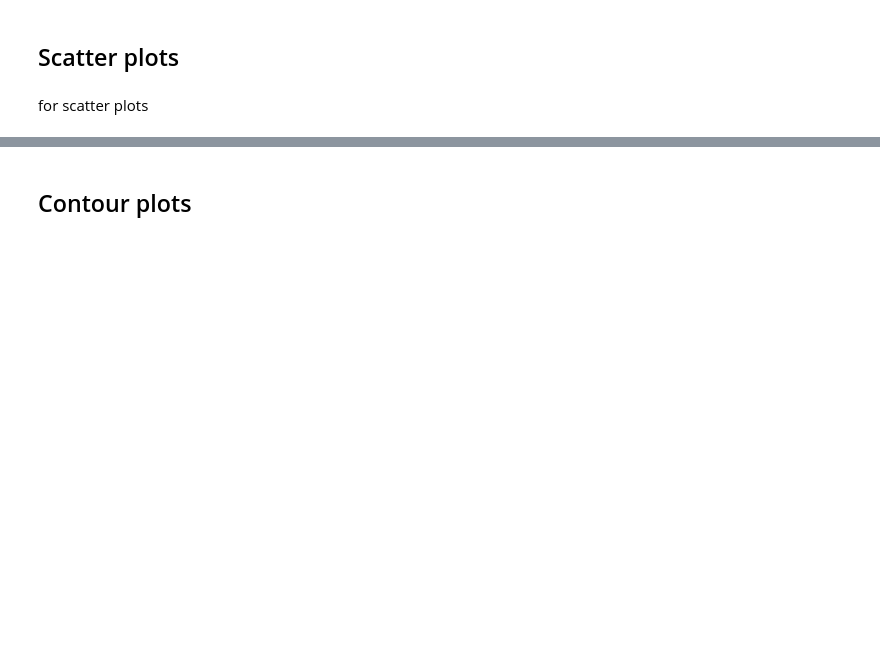
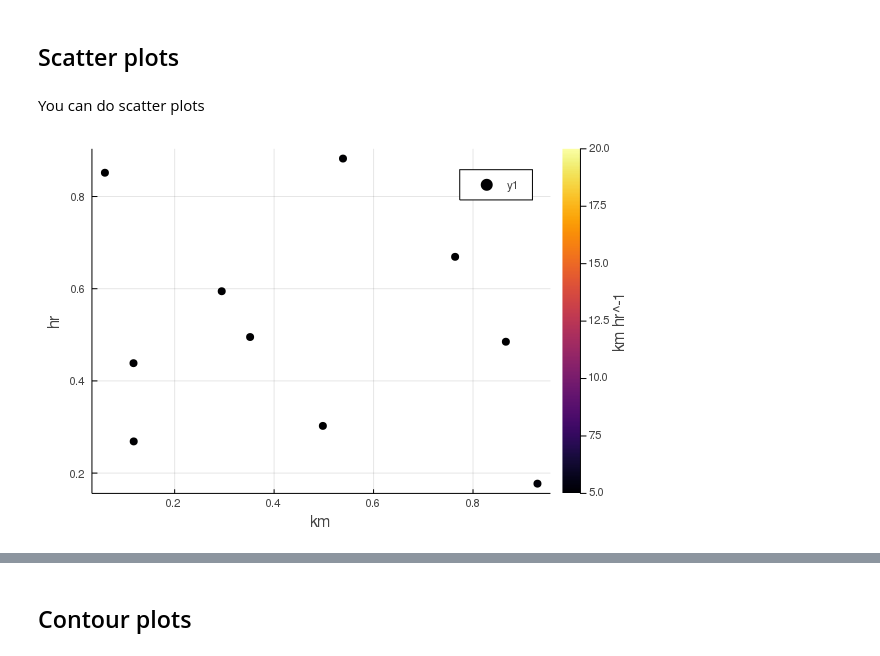
Before and after one commit to jw3126/UnitfulRecipes.jl, a Jupyter notebook: dev/notebooks/1_Examples.ipynb, the cells around one changed output, grey strips where cells are left out. Saved outputs shown, nothing was run; the diff lists cells and outputs as text; code cells hidden in the pictures; blank space fills up the shorter version.

```diff
--- a/dev/notebooks/1_Examples.ipynb
+++ b/dev/notebooks/1_Examples.ipynb
@@ -86,4 +86,8 @@ plot(x, y, z)
 # %% [markdown]
 ## Scatter plots
 # %% [markdown]
-for scatter plots
+You can do scatter plots
+# %%
+scatter(x, y, zcolor=z, clims=(5,20).*unit(eltype(z)))
+# %% [output]
+[figure, added]
```
Also changed, not shown: parts of 12 cells of this notebook, 6 other files.
